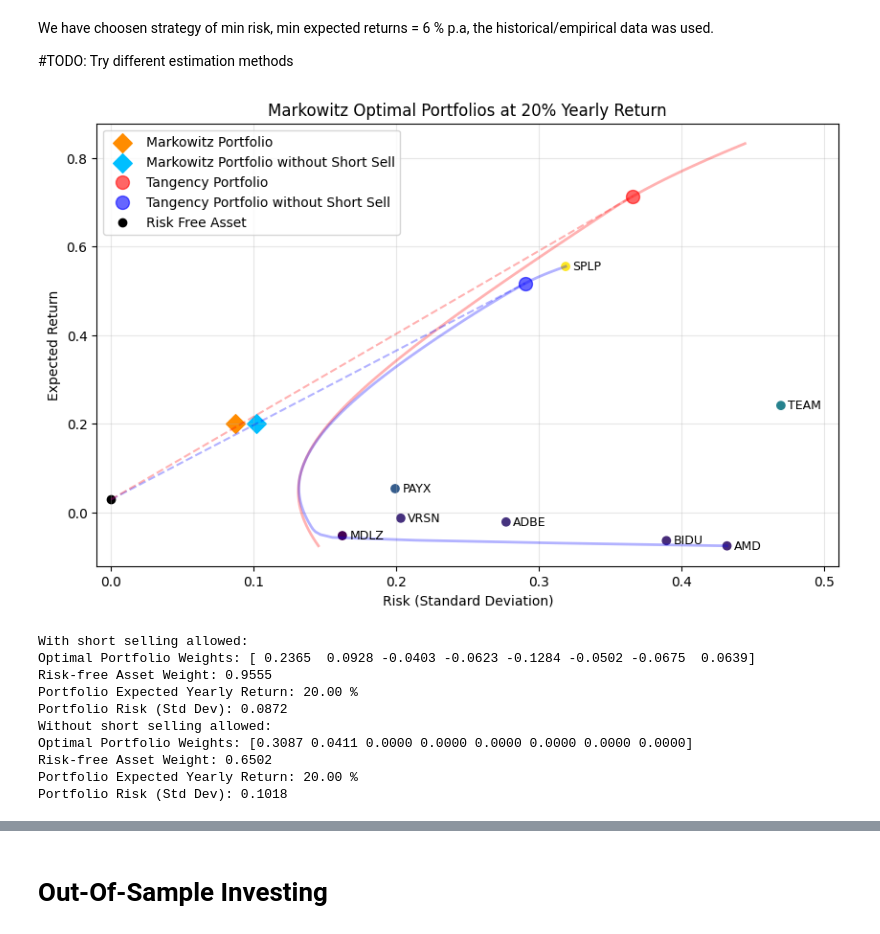
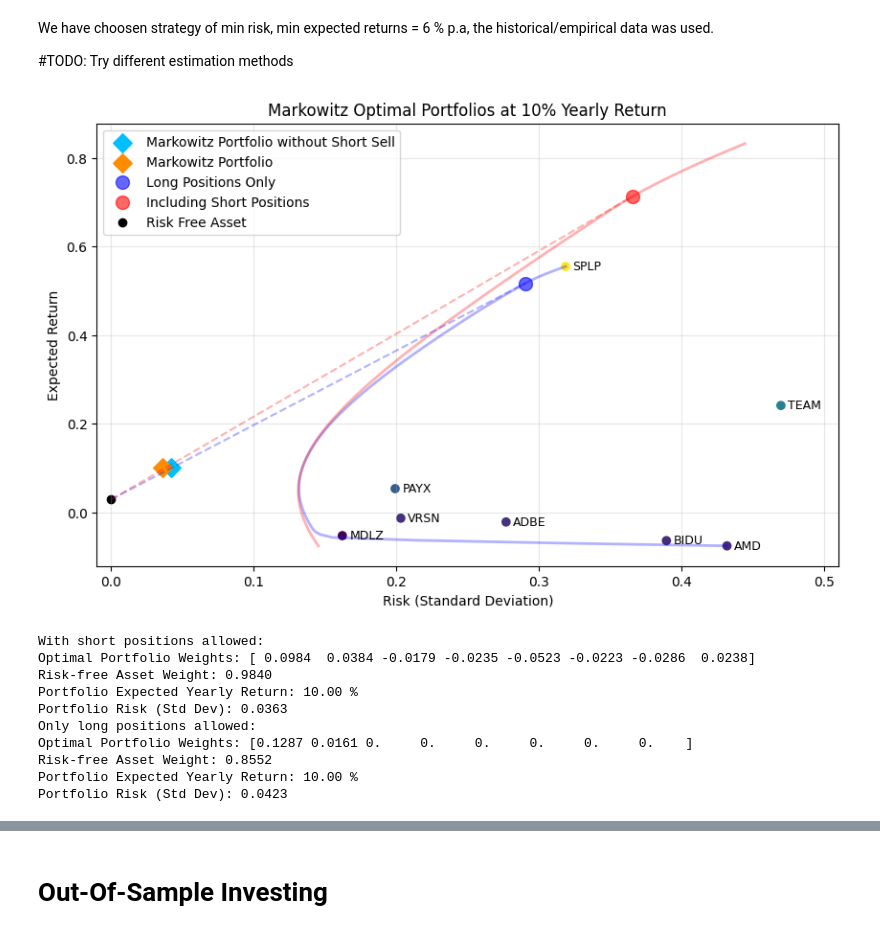
Before and after one commit to ancabenca/ds2-hw, a Jupyter notebook: Projekt -AnalyzaInvestic/AI-VNO.ipynb, the cells around one changed output, grey strips where cells are left out. Drawn from its saved outputs; the diff is of its cells as text; code cells hidden in the pictures.

```diff
--- a/Projekt -AnalyzaInvestic/AI-VNO.ipynb
+++ b/Projekt -AnalyzaInvestic/AI-VNO.ipynb
@@ -28,8 +33,9 @@ and auto-covariances of your returns, How these characteristics change in time?
 ## Data preprocessing
 # %%
 # Define constants
-DATA_DIR = r"D:\Projects\ds2-hw\Projekt -AnalyzaInvestic\stock_data"
+DATA_DIR = r'D:\Projects\ds2-hw\Projekt -AnalyzaInvestic\stock_data'
 RISK_FREE_FILE = r'D:\Projects\ds2-hw\Projekt -AnalyzaInvestic\USYields2024.csv'
+SP_FILE = r'D:\Projects\ds2-hw\Projekt -AnalyzaInvestic\sp500.csv'
 START_DATE = '2021-01-01'
 END_DATE = '2024-10-26'
 STOCK_FILES = {
@@ -68,6 +74,10 @@ def load_risk_free_rate(file_path):
 # Download
 load_stock_data(STOCK_FILES, START_DATE, END_DATE, DATA_DIR)
 risk_free_rate = load_risk_free_rate(RISK_FREE_FILE)
+if not os.path.exists(SP_FILE):
+    df = yf.download('^GSPC', start='2022-10-24', end='2024-10-25')
+    df.to_csv(SP_FILE, index=False)
+sp500_data = pd.read_csv(SP_FILE)
 # %%
 # Calculate Daily Returns
 def calculate_daily_returns(data):
@@ -571,7 +580,7 @@ plt.scatter(tangency_risk_s, tangency_return_s,
           label='With Short Selling')
 
 # Plot individual assets (stocks)
-tickers = list(stock_files.keys())
+tickers = list(STOCK_FILES.keys())
 # Calculate risks and returns for all stocks
 risks = np.sqrt(np.diag(yearly_covariance))  # Standard deviation
 returns = yearly_expected_returns  # Annualized returns
@@ -663,7 +672,7 @@ We have choosen strategy of min risk, min expected returns = 6 % p.a, the histor
 #TODO: Try different estimation methods
 # %%
 YEAR=252
-MIN_Y_RETURN = 0.2
+MIN_Y_RETURN = 0.1
 MIN_D_RETURN = MIN_Y_RETURN/YEAR
 SHORT=True
 
@@ -751,17 +813,27 @@ long_risk = Markowitz_without_s['portfolio_risk']
 long_return = Markowitz_without_s['portfolio_return']
 
 # Plot Markowitz optimal portfolio
+plt.scatter(long_risk, long_return,
+           color='deepskyblue',
+           marker='D',
+           s=100,
+           label='Markowitz Portfolio without Short Sell')
 plt.scatter(markowitz_risk, markowitz_return,
            color='darkorange',
            marker='D',
            s=100,
            label='Markowitz Portfolio')
-plt.scatter(long_risk, long_return,
-           color='deepskyblue',
-           marker='D',
-           s=100,
-           label='Markowitz Portfolio without Short Sell')
 
+plt.plot(frontier_risks, frontier_returns,
+        color='blue',
+        linewidth=2,
+        alpha = 0.3)
+plt.scatter(tangency_risk, tangency_return,
+          color='blue',
+          marker='o',
+          s=100,
+          label='Long Positions Only',
+        alpha = 0.6)
 plt.plot(frontier_risks_s, frontier_returns_s,
         color='red',
         linewidth=2,
@@ -770,17 +842,7 @@ plt.scatter(tangency_risk_s, tangency_return_s,
           color='red',
           marker='o',
           s=100,
-          label='Tangency Portfolio',
-        alpha = 0.6)
-plt.plot(frontier_risks, frontier_returns,
-        color='blue',
-        linewidth=2,
-        alpha = 0.3)
-plt.scatter(tangency_risk, tangency_return,
-          color='blue',
-          marker='o',
-          s=100,
-          label='Tangency Portfolio without Short Sell',
+          label='Including Short Positions',
         alpha = 0.6)
 
 plt.scatter(0, yearly_risk_free_rate,
@@ -788,7 +850,7 @@ plt.scatter(0, yearly_risk_free_rate,
             label='Risk Free Asset')
 
 # Plot individual assets (stocks)
-tickers = list(stock_files.keys())
+tickers = list(STOCK_FILES.keys())
 # Calculate risks and returns for all stocks
 risks = np.sqrt(np.diag(yearly_covariance_matrix))  # Standard deviation
 returns = yearly_expected_returns  # Annualized returns
@@ -798,56 +860,56 @@ sratios = (returns - yearly_risk_free_rate) / risks #Sharpe ratios
 scatter = plt.scatter(risks, returns,
                       c=sratios,
                       alpha=1)
 
 # Add tickers as text annotations
 for i, ticker in enumerate(tickers):
     plt.text(risks[i]+0.005, returns[i],
              ticker,
              fontsize=9,
              ha='left',
              va='center')
 
 plt.plot([0, tangency_risk], [yearly_risk_free_rate, tangency_return],
          color='blue',
          linestyle='--',
         alpha = 0.3)
 plt.plot([0, tangency_risk_s], [yearly_risk_free_rate, tangency_return_s],
          color='red',
          linestyle='--',
         alpha = 0.3)
 
 plt.xlim(-0.01, 0.51)
 #plt.colorbar(scatter, label='Sharpe Ratio')
 plt.xlabel('Risk (Standard Deviation)')
 plt.ylabel('Expected Return')
 plt.title(f'Markowitz Optimal Portfolios at {MIN_Y_RETURN:.0%} Yearly Return')
 plt.legend(loc='upper left')
 plt.grid(True, alpha=0.3)
 plt.show()
 # %% [output]
-[figure, old version]
+[figure, new version]
 # %%
 # Print optimal portfolio weights and performance
 np.set_printoptions(precision=4)
-print("With short selling allowed:")
+print("With short positions allowed:")
 print("Optimal Portfolio Weights:", Markowitz_port['weights'])
 print("Risk-free Asset Weight:", "{:.4f}".format(Markowitz_port['risk_free_weight']))
 print("Portfolio Expected Yearly Return:", "{:.2f}".format(100*Markowitz_port['portfolio_return']), "%")
 print("Portfolio Risk (Std Dev):", "{:.4f}".format(Markowitz_port['portfolio_risk']))
 #print(sum(Markowitz_port['weights'])+Markowitz_port['risk_free_weight'])
-print("Without short selling allowed:")
+print("Only long positions allowed:")
 print("Optimal Portfolio Weights:", np.round(Markowitz_without_s['weights'],4))
 print("Risk-free Asset Weight:", "{:.4f}".format(Markowitz_without_s['risk_free_weight']))
 print("Portfolio Expected Yearly Return:", "{:.2f}".format(100*Markowitz_without_s['portfolio_return']), "%")
 print("Portfolio Risk (Std Dev):", "{:.4f}".format(Markowitz_without_s['portfolio_risk']))
 # %% [output]
-With short selling allowed:
-Optimal Portfolio Weights: [ 0.2365  0.0928 -0.0403 -0.0623 -0.1284 -0.0502 -0.0675  0.0639]
-Risk-free Asset Weight: 0.9555
-Portfolio Expected Yearly Return: 20.00 %
-Portfolio Risk (Std Dev): 0.0872
-Without short selling allowed:
-Optimal Portfolio Weights: [0.3087 0.0411 0.0000 0.0000 0.0000 0.0000 0.0000 0.0000]
-Risk-free Asset Weight: 0.6502
-Portfolio Expected Yearly Return: 20.00 %
-Portfolio Risk (Std Dev): 0.1018
+With short positions allowed:
+Optimal Portfolio Weights: [ 0.0984  0.0384 -0.0179 -0.0235 -0.0523 -0.0223 -0.0286  0.0238]
+Risk-free Asset Weight: 0.9840
+Portfolio Expected Yearly Return: 10.00 %
+Portfolio Risk (Std Dev): 0.0363
+Only long positions allowed:
+Optimal Portfolio Weights: [0.1287 0.0161 0.     0.     0.     0.     0.     0.    ]
+Risk-free Asset Weight: 0.8552
+Portfolio Expected Yearly Return: 10.00 %
+Portfolio Risk (Std Dev): 0.0423
```
Also changed, not shown: parts of 16 cells of this notebook, 1 other file.
